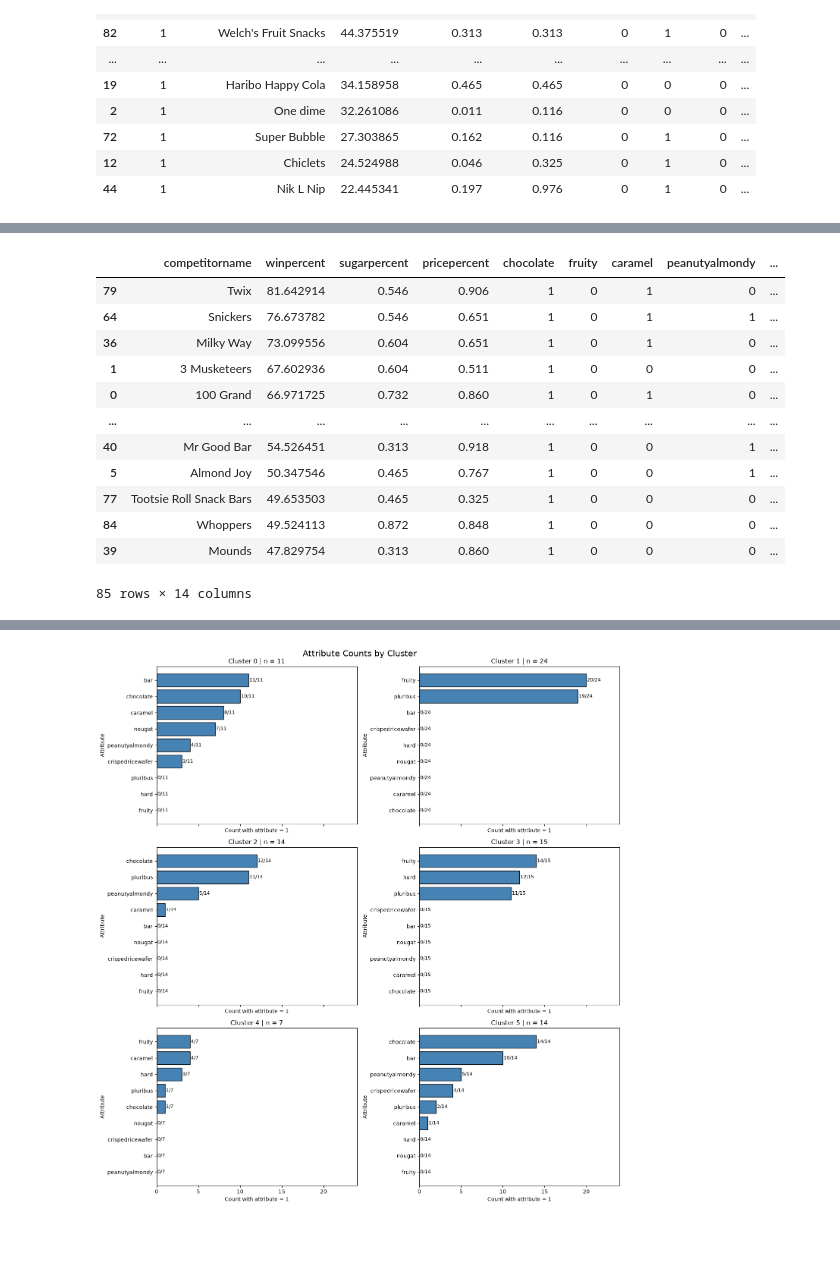
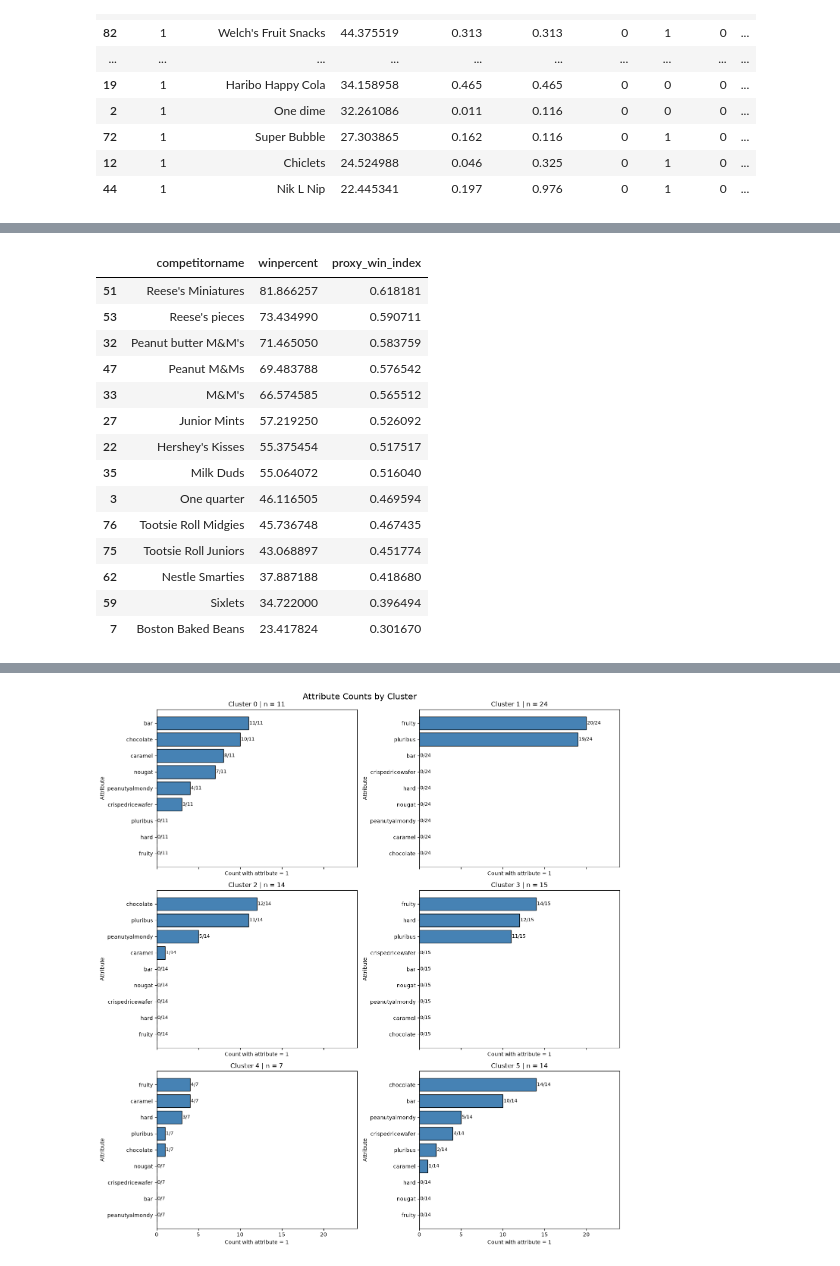
Before and after one commit to aggtamv/lidl, a Jupyter notebook: final.ipynb, the cells around one changed output, grey strips where cells are left out. Saved outputs shown, nothing was run; the diff lists cells and outputs as text; code cells hidden in the pictures; blank space fills up the shorter version.

```diff
--- a/final.ipynb
+++ b/final.ipynb
@@ -574,47 +590,51 @@ Cluster: 5, market_index: 97.86189790777136
 # %%
-import pandas as pd
-import numpy as np
+#Proxy implementation
 
-def expected_within_cluster_win(group):
+def proxy_win_index(df):
 
-    wins = group["winpercent"].values
+    win_percent = df["winpercent"].values
 
     probs = []
 
-    for i, wi in enumerate(wins):
+    for i, i_row in enumerate(win_percent):
 
         pairwise_probs = []
 
-        for j, wj in enumerate(wins):
+        for j, j_row in enumerate(win_percent):
 
             if i != j:
-                p = wi / (wi + wj)
+                p = i_row / (i_row + j_row)
                 pairwise_probs.append(p)
 
         probs.append(np.mean(pairwise_probs))
 
-    group = group.copy()
-    group["expected_cluster_win_prob"] = probs
+    df = df.copy()
+    df["proxy_win_index"] = probs
 
-    return group
+    return df
 
 win_df = (
     cluster_samples.groupby("cluster", group_keys=False)
-      .apply(expected_within_cluster_win)
+      .apply(proxy_win_index)
 )
+# %%
+cluster_samples['proxy_win_index'] = win_df['proxy_win_index']
 # %%
-win_df
+#Inspecting the proxy win index for a specific cluster
+cluster_samples[cluster_samples["cluster"] == 2].sort_values(by="proxy_win_index", ascending=False)[["competitorname", "winpercent", "proxy_win_index"]]
 # %% [output]
-|  | competitorname | winpercent | sugarpercent | pricepercent | chocolate | fruity | caramel | peanutyalmondy | ... |
-| 79 | Twix | 81.642914 | 0.546 | 0.906 | 1 | 0 | 1 | 0 | ... |
-| 64 | Snickers | 76.673782 | 0.546 | 0.651 | 1 | 0 | 1 | 1 | ... |
-| 36 | Milky Way | 73.099556 | 0.604 | 0.651 | 1 | 0 | 1 | 0 | ... |
-| 1 | 3 Musketeers | 67.602936 | 0.604 | 0.511 | 1 | 0 | 0 | 0 | ... |
-| 0 | 100 Grand | 66.971725 | 0.732 | 0.860 | 1 | 0 | 1 | 0 | ... |
-| ... | ... | ... | ... | ... | ... | ... | ... | ... | ... |
-| 40 | Mr Good Bar | 54.526451 | 0.313 | 0.918 | 1 | 0 | 0 | 1 | ... |
-| 5 | Almond Joy | 50.347546 | 0.465 | 0.767 | 1 | 0 | 0 | 1 | ... |
-| 77 | Tootsie Roll Snack Bars | 49.653503 | 0.465 | 0.325 | 1 | 0 | 0 | 0 | ... |
-| 84 | Whoppers | 49.524113 | 0.872 | 0.848 | 1 | 0 | 0 | 0 | ... |
-| 39 | Mounds | 47.829754 | 0.313 | 0.860 | 1 | 0 | 0 | 0 | ... |
+|  | competitorname | winpercent | proxy_win_index |
+| 51 | Reese's Miniatures | 81.866257 | 0.618181 |
+| 53 | Reese's pieces | 73.434990 | 0.590711 |
+| 32 | Peanut butter M&M's | 71.465050 | 0.583759 |
+| 47 | Peanut M&Ms | 69.483788 | 0.576542 |
+| 33 | M&M's | 66.574585 | 0.565512 |
+| 27 | Junior Mints | 57.219250 | 0.526092 |
+| 22 | Hershey's Kisses | 55.375454 | 0.517517 |
+| 35 | Milk Duds | 55.064072 | 0.516040 |
+| 3 | One quarter | 46.116505 | 0.469594 |
+| 76 | Tootsie Roll Midgies | 45.736748 | 0.467435 |
+| 75 | Tootsie Roll Juniors | 43.068897 | 0.451774 |
+| 62 | Nestle Smarties | 37.887188 | 0.418680 |
+| 59 | Sixlets | 34.722000 | 0.396494 |
+| 7 | Boston Baked Beans | 23.417824 | 0.301670 |
-85 rows × 14 columns
```
Also changed, not shown: parts of 11 cells of this notebook.
